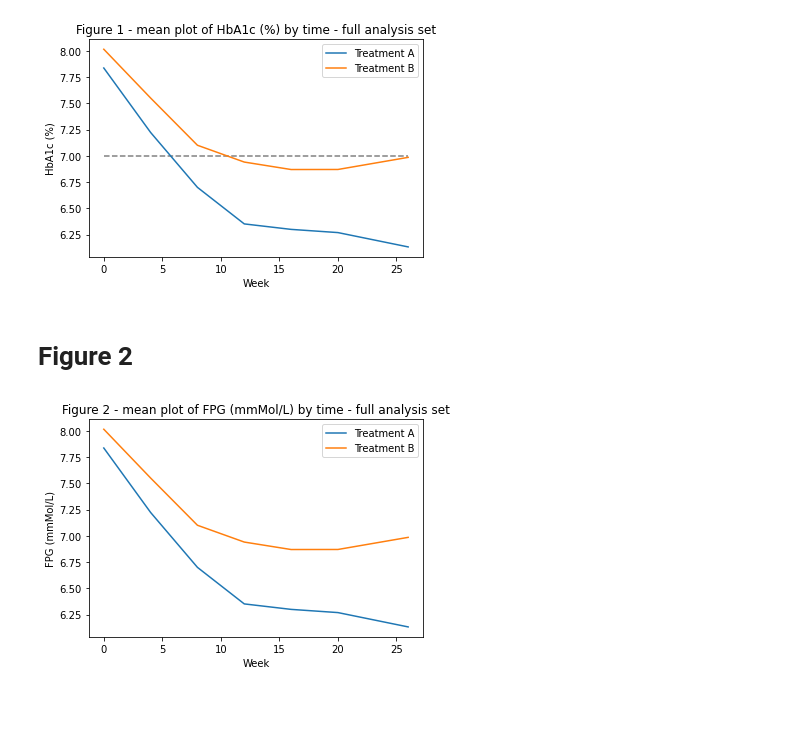
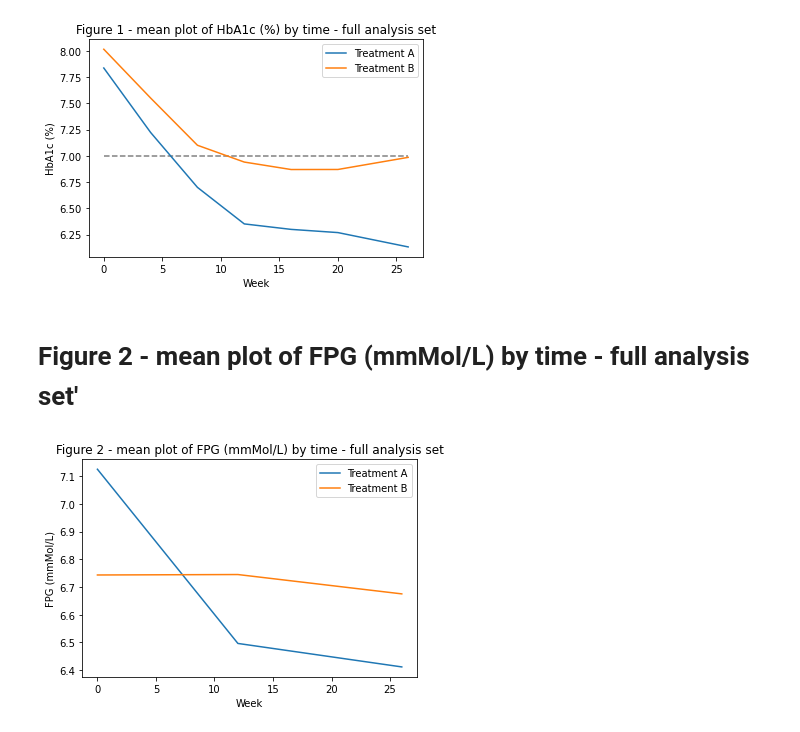
Before and after one commit to nurrix/novo-application-2022-03-28, a Jupyter notebook: Novo2022-03-28.ipynb, the cells around one changed output. Saved outputs shown, nothing was run; the diff lists cells and outputs as text; code cells hidden in the pictures; blank space fills up the shorter version.

```diff
--- a/Novo2022-03-28.ipynb
+++ b/Novo2022-03-28.ipynb
@@ -259,21 +377,21 @@ summary_df.style.format(precision=1)
+# %%
+def extMns(DF, PARAMCD: str):
+    """ This function to extract either Hb or FPG """
+
+    # Filters
+    f1 = ADLB_clean['PARAMCD']==PARAMCD
+    f2 = ADLB_clean['FASFL']=='Y'
+    f3 = ADLB_clean['ANL01FL']=='Y'
+
+    # Filter data
+    DF_out = ADLB_clean[f1 & f2 & f3]
+
+    # Group data by Treatment and Week
+    DF_out = DF_out.groupby(['Treatment','Week'], as_index=False).mean().reset_index()
+
+    return DF_out.copy()
 # %%
-def extractMeans(DF, PARAMCD: str):
-    """ This function to extract either Hb or FPG """
-
-    # Filters
-    one = ADLB_clean['PARAMCD']==PARAMCD
-    two = ADLB_clean['FASFL']=='Y'
-    three = ADLB_clean['ANL01FL']=='Y'
-
-    # Filter data
-    DF_out = ADLB_clean[one & two & three]
-
-    # Group data by Treatment and Week
-    DF_out = DF_out.groupby(['Treatment','Week'], as_index=False).mean().reset_index()
-
-    return DF_out.copy()
-
-def plotfunction(DF:pd.DataFrame,title:str, ylabel:str, plotbaseline):
+def pltFcn(DF:pd.DataFrame,title:str, ylabel:str, plotbaseline):
     """ Generates plot of the 'AVAL' to figure """
 
     # Subplots
@@ -302,11 +420,12 @@ plotfunction(DF=Fig1_Df_grouped_by_week,title=title, ylabel = ylabel, plotbaseli
 # %% [output]
 [figure]
 # %% [markdown]
-# Figure 2
+# Figure 2 - mean plot of FPG (mmMol/L) by time - full analysis set'
+# %%
+fig2_df = extMns(DF=ADLB_clean, PARAMCD='C105585P')
+title = 'Figure 2 - mean plot of FPG (mmMol/L) by time - full analysis set'
+ylabel = 'FPG (mmMol/L)'
 # %%
-Fig2_Df_grouped_by_week = extractMeans(DF=ADLB_clean, PARAMCD='C105585P')
-title = 'Figure 2 - mean plot of FPG (mmMol/L) by time - full analysis set'
-ylabel = 'FPG (mmMol/L)'
-plotfunction(DF=Fig1_Df_grouped_by_week,title=title, ylabel = ylabel, plotbaseline=False)
+pltFcn(DF=fig2_df,title=title, ylabel = ylabel, plotbaseline=False)
 # %% [output]
-[figure, old version]
+[figure, new version]
```
Also changed, not shown: parts of 27 cells of this notebook.
